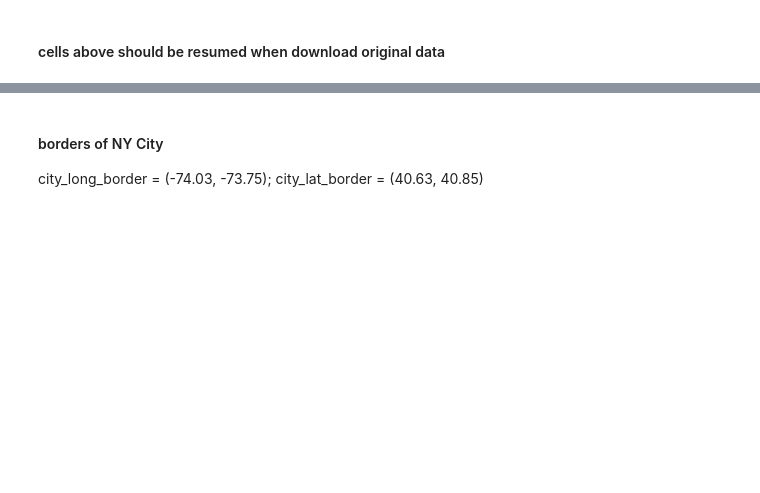
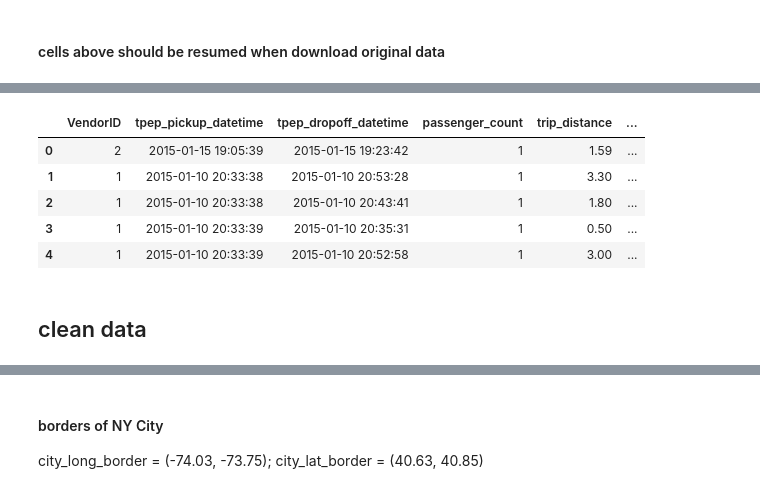
Before and after one commit to lingyielia/YellowTaxi, a Jupyter notebook: 1-data_prep_taxi.ipynb, the cells around one changed output, grey strips where cells are left out. Drawn from its saved outputs; the diff is of its cells as text; code cells hidden in the pictures; blank space fills up the shorter version.

```diff
--- a/1-data_prep_taxi.ipynb
+++ b/1-data_prep_taxi.ipynb
@@ -39,2 +56,14 @@ df.head()
+# %%
+df.reset_index(inplace=True)
+df.head()
+# %% [output]
+|  | VendorID | tpep_pickup_datetime | tpep_dropoff_datetime | passenger_count | trip_distance | ... |
+| 0 | 2 | 2015-01-15 19:05:39 | 2015-01-15 19:23:42 | 1 | 1.59 | ... |
+| 1 | 1 | 2015-01-10 20:33:38 | 2015-01-10 20:53:28 | 1 | 3.30 | ... |
+| 2 | 1 | 2015-01-10 20:33:38 | 2015-01-10 20:43:41 | 1 | 1.80 | ... |
+| 3 | 1 | 2015-01-10 20:33:39 | 2015-01-10 20:35:31 | 1 | 0.50 | ... |
+| 4 | 1 | 2015-01-10 20:33:39 | 2015-01-10 20:52:58 | 1 | 3.00 | ... |
+# %% [markdown]
+## clean data
 # %%
 df.columns
```
Also changed, not shown: parts of 35 cells of this notebook.
